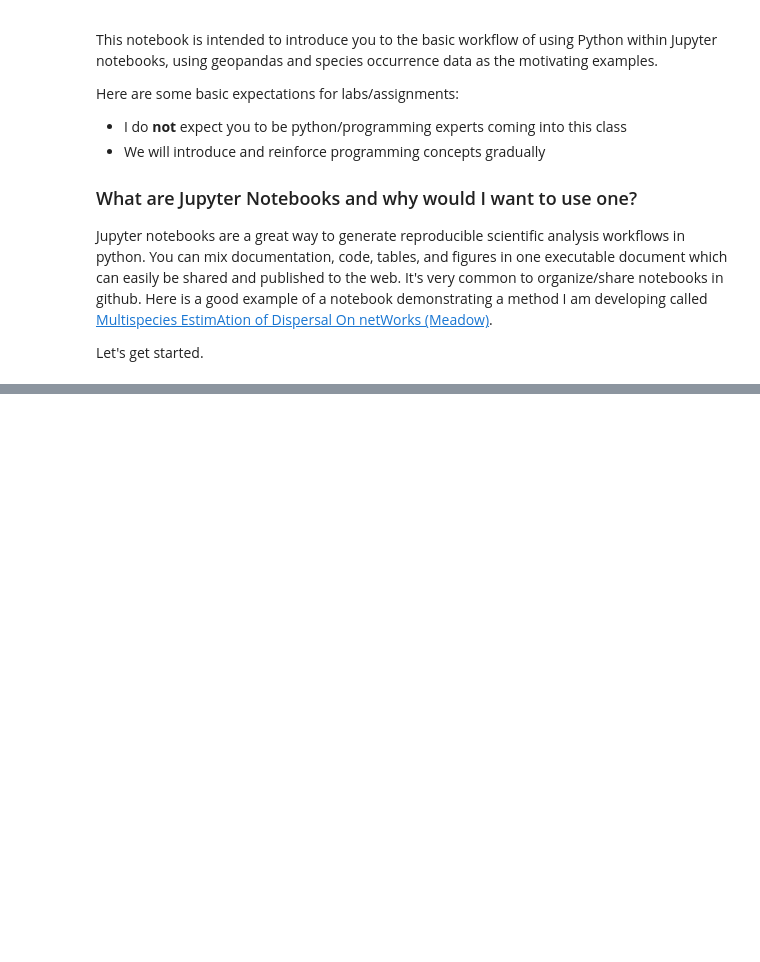
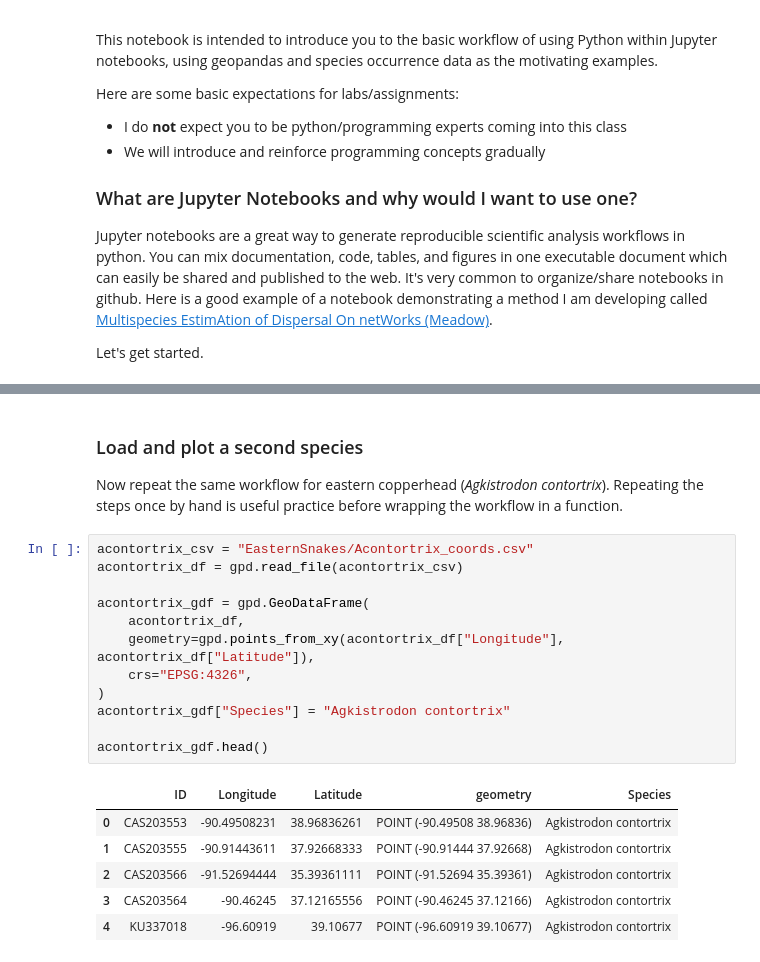
Before and after one commit to carlycoughlin-ux/BIO597-SpatialBiodiversity, a Jupyter notebook: docs/labs/Lab01-IntroPython-Geopandas.ipynb, the cells around one changed output, grey strips where cells are left out. Cells and saved outputs as stored; diff of their text form; blank space fills up the shorter version.

```diff
--- a/docs/labs/Lab01-IntroPython-Geopandas.ipynb
+++ b/docs/labs/Lab01-IntroPython-Geopandas.ipynb
@@ -87,0 +86,23 @@ gdf.explore()
+# %% [markdown]
+### Load and plot a second species
+
+Now repeat the same workflow for eastern copperhead (*Agkistrodon contortrix*). Repeating the steps once by hand is useful practice before wrapping the workflow in a function.
+# %%
+acontortrix_csv = "EasternSnakes/Acontortrix_coords.csv"
+acontortrix_df = gpd.read_file(acontortrix_csv)
+
+acontortrix_gdf = gpd.GeoDataFrame(
+    acontortrix_df,
+    geometry=gpd.points_from_xy(acontortrix_df["Longitude"], acontortrix_df["Latitude"]),
+    crs="EPSG:4326",
+)
+acontortrix_gdf["Species"] = "Agkistrodon contortrix"
+
+acontortrix_gdf.head()
+# %% [output]
+|  | ID | Longitude | Latitude | geometry | Species |
+| 0 | CAS203553 | -90.49508231 | 38.96836261 | POINT (-90.49508 38.96836) | Agkistrodon contortrix |
+| 1 | CAS203555 | -90.91443611 | 37.92668333 | POINT (-90.91444 37.92668) | Agkistrodon contortrix |
+| 2 | CAS203566 | -91.52694444 | 35.39361111 | POINT (-91.52694 35.39361) | Agkistrodon contortrix |
+| 3 | CAS203564 | -90.46245 | 37.12165556 | POINT (-90.46245 37.12166) | Agkistrodon contortrix |
+| 4 | KU337018 | -96.60919 | 39.10677 | POINT (-96.60919 39.10677) | Agkistrodon contortrix |
```
Also changed, not shown: parts of 24 cells of this notebook, 2 other files.
